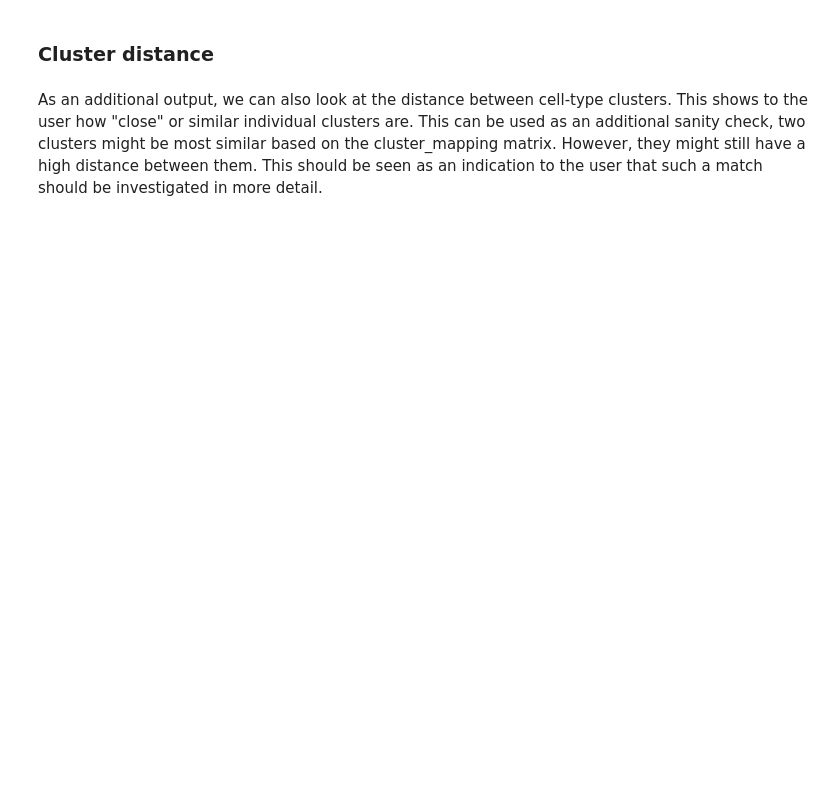
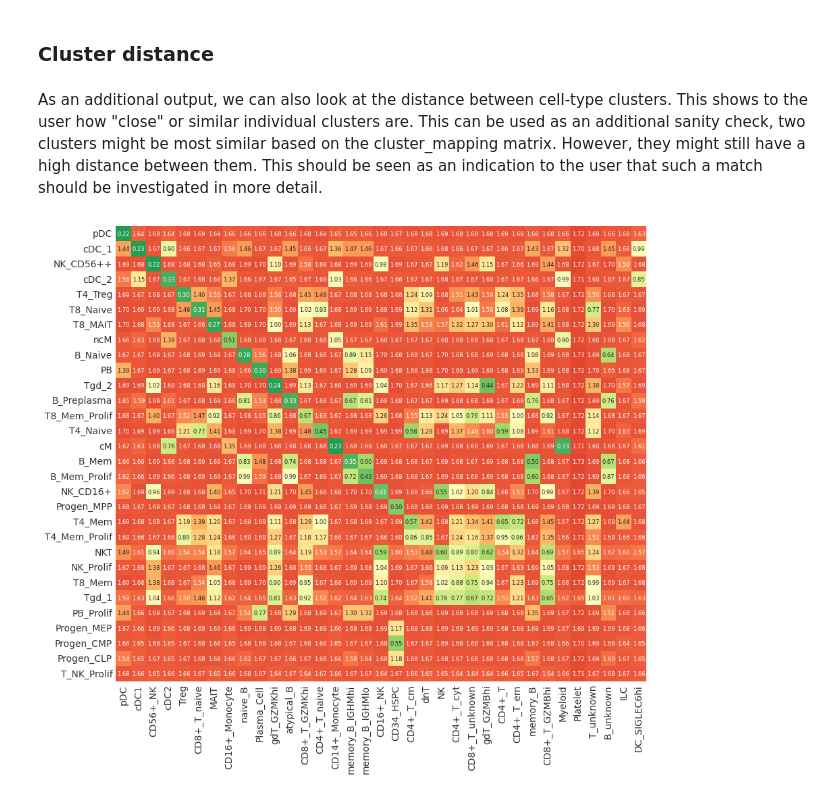
Before and after one commit to cellannotation/pairOT, a Jupyter notebook: docs/notebooks/Tutorial.ipynb, the cells around one changed output. Saved outputs shown, nothing was run; the diff lists cells and outputs as text; code cells hidden in the pictures; blank space fills up the shorter version.

```diff
--- a/docs/notebooks/Tutorial.ipynb
+++ b/docs/notebooks/Tutorial.ipynb
@@ -318,13 +333,14 @@ display(Image("cluster_mapping.png"))
 # %% [markdown]
 As an additional output, we can also look at the distance between cell-type clusters. This shows to the user how "close" or similar individual clusters are. This can be used as an additional sanity check, two clusters might be most similar based on the cluster_mapping matrix. However, they might still have a high distance between them. This should be seen as an indication to the user that such a match should be investigated in more detail.
 # %%
-cluster_distance = dataset_map.compute_distance()
+distance = dataset_map.compute_distance()
 # %%
 # Sort cluster distances by mapping scores as well
-cluster_distance = cluster_distance.loc[
-    cluster_mapping.max(axis=1).sort_values(ascending=False).index.tolist(),
-    cluster_mapping.max().sort_values(ascending=False).index.tolist(),
+distance = distance.loc[
+    mapping.max(axis=1).sort_values(ascending=False).index.tolist(),
+    mapping.max().sort_values(ascending=False).index.tolist(),
 ]
-fig = pr.pl.distance(cluster_distance)
-# Interactive plotly plot isn't shown on GitHub
-fig
+# switch to backend="plotly" for an interactive visualitzation
+pr.pl.distance(distance, backend="matplotlib");
+# %% [output]
+[figure, added]
```
Also changed, not shown: parts of 27 cells of this notebook, 1 other file.
